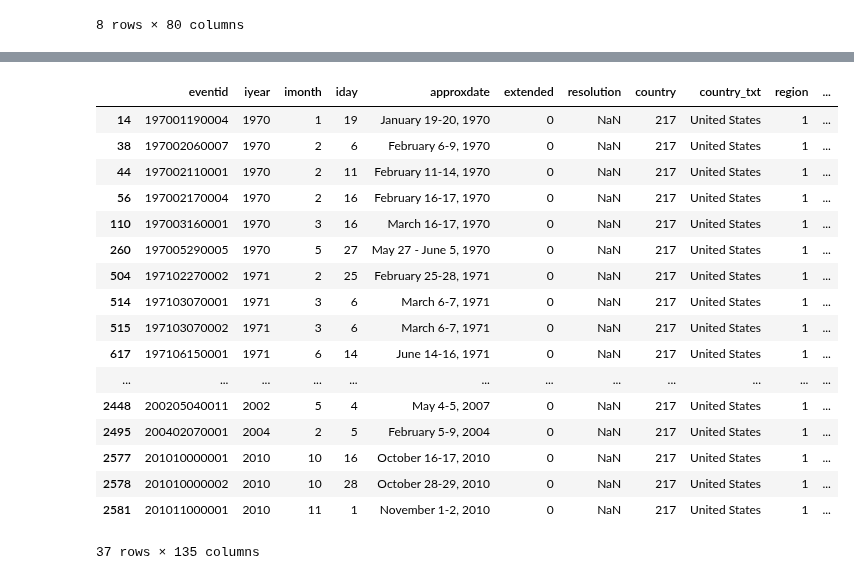
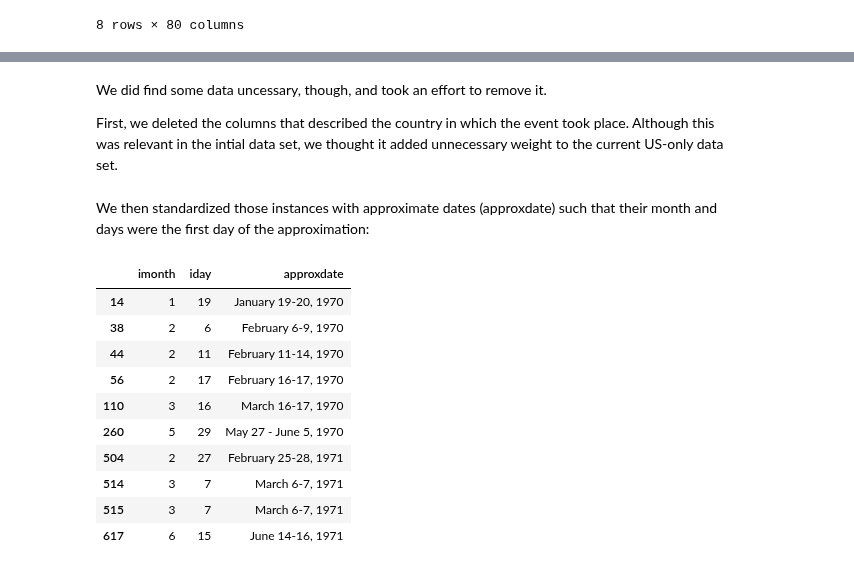
Before and after one commit to jakecarlson1/machine-learning-labs, a Jupyter notebook: Lab1/Lab 1 - Exploring Table Data.ipynb, the cells around one changed output, grey strips where cells are left out. Cells and saved outputs as stored; diff of their text form; code cells hidden in the pictures.

```diff
--- a/Lab1/Lab 1 - Exploring Table Data.ipynb
+++ b/Lab1/Lab 1 - Exploring Table Data.ipynb
@@ -187,0 +206,4 @@ memory usage: 2.8+ MB
+# %% [markdown]
+We did find some data uncessary, though, and took an effort to remove it.
+
+First, we deleted the columns that described the country in which the event took place. Although this was relevant in the intial data set, we thought it added unnecessary weight to the current US-only data set.
@@ -188,30 +215,25 @@ memory usage: 2.8+ MB
+# %% [markdown]
+We then standardized those instances with approximate dates (approxdate) such that their month and days were the first day of the approximation:
 # %%
 import dateutil.parser
 
 # replace dates with the first date of the approximate range
-
 for index, row in df[ df.approxdate.notnull() ].iterrows():
     date = dateutil.parser.parse( row.approxdate.split('-')[0] )
     df.set_value(index, 'imonth', date.month)
     df.set_value(index, 'iday', date.day)
 
-df[df.approxdate.notnull()]
+# the first ten instances with approximate dates
+df[['imonth', 'iday', 'approxdate']][df.approxdate.notnull()].head(10)
 # %% [output]
-|  | eventid | iyear | imonth | iday | approxdate | extended | resolution | country | country_txt | region | ... |
-| 14 | 197001190004 | 1970 | 1 | 19 | January 19-20, 1970 | 0 | NaN | 217 | United States | 1 | ... |
-| 38 | 197002060007 | 1970 | 2 | 6 | February 6-9, 1970 | 0 | NaN | 217 | United States | 1 | ... |
-| 44 | 197002110001 | 1970 | 2 | 11 | February 11-14, 1970 | 0 | NaN | 217 | United States | 1 | ... |
-| 56 | 197002170004 | 1970 | 2 | 16 | February 16-17, 1970 | 0 | NaN | 217 | United States | 1 | ... |
-| 110 | 197003160001 | 1970 | 3 | 16 | March 16-17, 1970 | 0 | NaN | 217 | United States | 1 | ... |
-| 260 | 197005290005 | 1970 | 5 | 27 | May 27 - June 5, 1970 | 0 | NaN | 217 | United States | 1 | ... |
-| 504 | 197102270002 | 1971 | 2 | 25 | February 25-28, 1971 | 0 | NaN | 217 | United States | 1 | ... |
-| 514 | 197103070001 | 1971 | 3 | 6 | March 6-7, 1971 | 0 | NaN | 217 | United States | 1 | ... |
-| 515 | 197103070002 | 1971 | 3 | 6 | March 6-7, 1971 | 0 | NaN | 217 | United States | 1 | ... |
-| 617 | 197106150001 | 1971 | 6 | 14 | June 14-16, 1971 | 0 | NaN | 217 | United States | 1 | ... |
-| ... | ... | ... | ... | ... | ... | ... | ... | ... | ... | ... | ... |
-| 2448 | 200205040011 | 2002 | 5 | 4 | May 4-5, 2007 | 0 | NaN | 217 | United States | 1 | ... |
-| 2495 | 200402070001 | 2004 | 2 | 5 | February 5-9, 2004 | 0 | NaN | 217 | United States | 1 | ... |
-| 2577 | 201010000001 | 2010 | 10 | 16 | October 16-17, 2010 | 0 | NaN | 217 | United States | 1 | ... |
-| 2578 | 201010000002 | 2010 | 10 | 28 | October 28-29, 2010 | 0 | NaN | 217 | United States | 1 | ... |
-| 2581 | 201011000001 | 2010 | 11 | 1 | November 1-2, 2010 | 0 | NaN | 217 | United States | 1 | ... |
+|  | imonth | iday | approxdate |
+| 14 | 1 | 19 | January 19-20, 1970 |
+| 38 | 2 | 6 | February 6-9, 1970 |
+| 44 | 2 | 11 | February 11-14, 1970 |
+| 56 | 2 | 17 | February 16-17, 1970 |
+| 110 | 3 | 16 | March 16-17, 1970 |
+| 260 | 5 | 29 | May 27 - June 5, 1970 |
+| 504 | 2 | 27 | February 25-28, 1971 |
+| 514 | 3 | 7 | March 6-7, 1971 |
+| 515 | 3 | 7 | March 6-7, 1971 |
+| 617 | 6 | 15 | June 14-16, 1971 |
-37 rows × 135 columns
```
Also changed, not shown: parts of 9 cells of this notebook, 1 other file.
